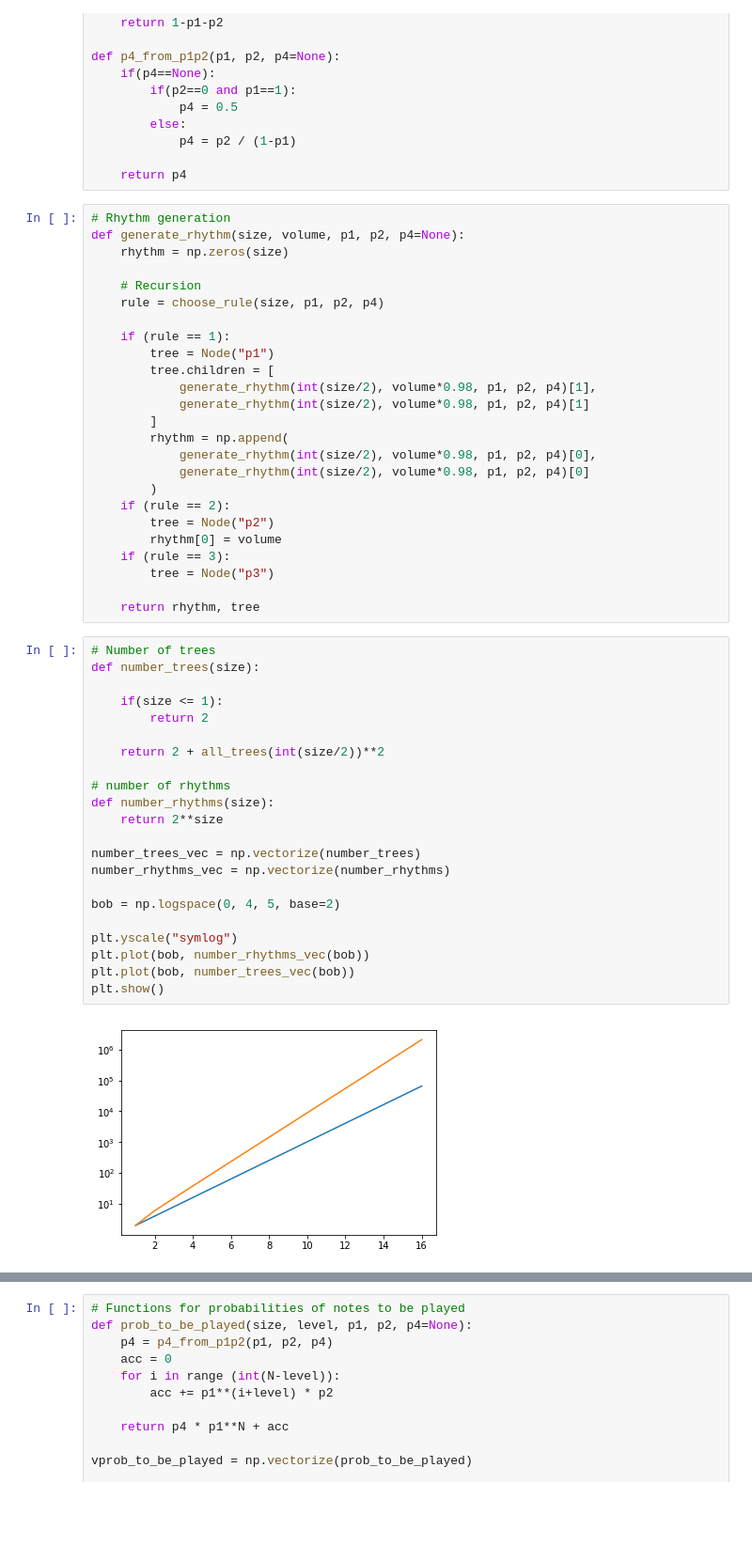
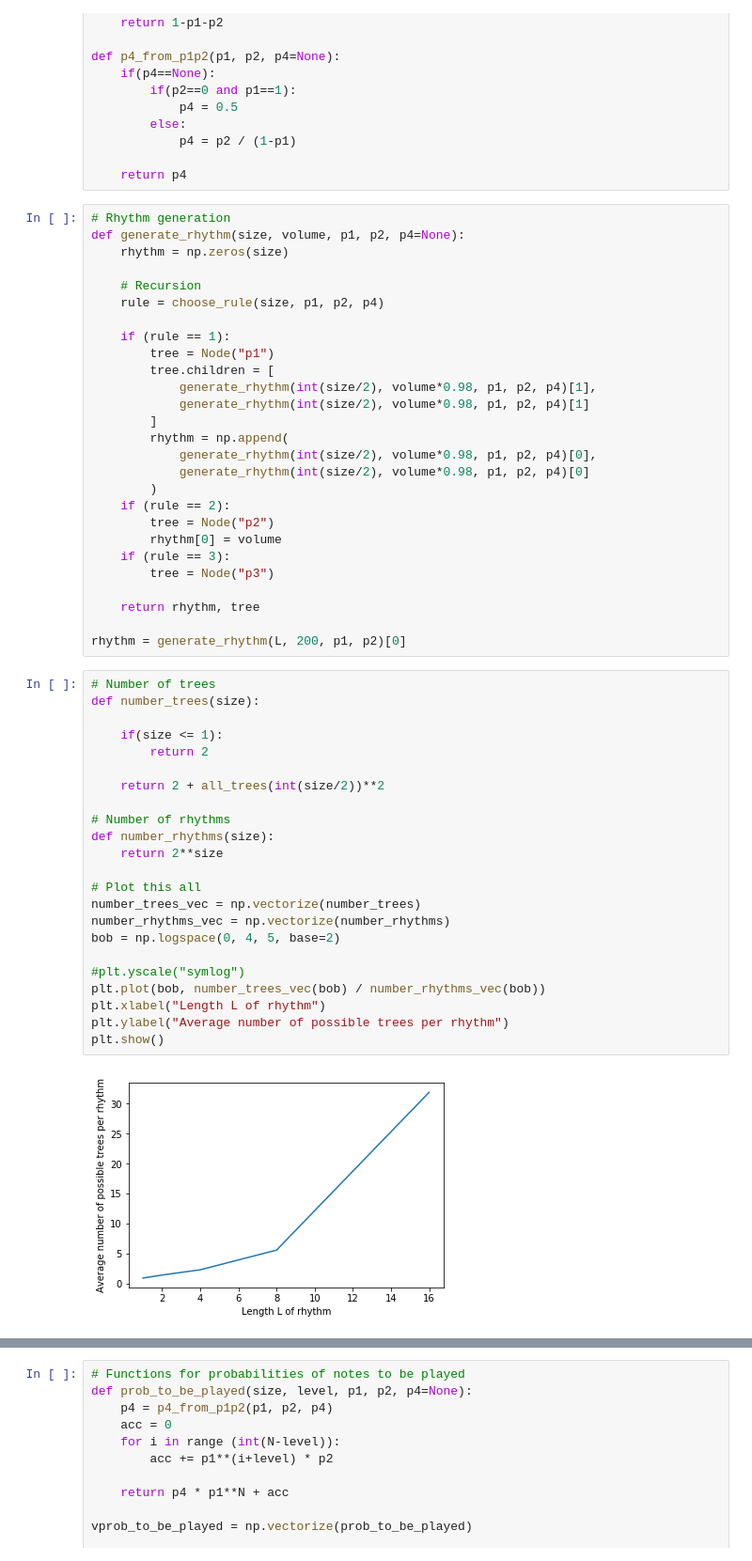
Before and after one commit to lucieperrotta/DCML, a Jupyter notebook: Grammar.ipynb, the cells around one changed output, grey strips where cells are left out. Shown at 94% size. Cells and saved outputs as stored; diff of their text form; blank space fills up the shorter version.

```diff
--- a/Grammar.ipynb
+++ b/Grammar.ipynb
@@ -114,30 +117,33 @@ def generate_rhythm(size, volume, p1, p2, p4=None):
         tree = Node("p3")
 
     return rhythm, tree
+
+rhythm = generate_rhythm(L, 200, p1, p2)[0]
 # %%
 # Number of trees
 def number_trees(size):
 
     if(size <= 1):
         return 2
 
     return 2 + all_trees(int(size/2))**2
 
-# number of rhythms
+# Number of rhythms
 def number_rhythms(size):
     return 2**size
 
+# Plot this all
 number_trees_vec = np.vectorize(number_trees)
 number_rhythms_vec = np.vectorize(number_rhythms)
-
 bob = np.logspace(0, 4, 5, base=2)
 
-plt.yscale("symlog")
-plt.plot(bob, number_rhythms_vec(bob))
-plt.plot(bob, number_trees_vec(bob))
+#plt.yscale("symlog")
+plt.plot(bob, number_trees_vec(bob) / number_rhythms_vec(bob))
+plt.xlabel("Length L of rhythm")
+plt.ylabel("Average number of possible trees per rhythm")
 plt.show()
 # %% [output]
-[figure, old version]
+[figure, new version]
 # %%
 # Convert a rhythm sequence into a tree of rules!
 def rhythm_parser(rhythm):
```
Also changed, not shown: parts of 5 cells of this notebook, 1 other file.
